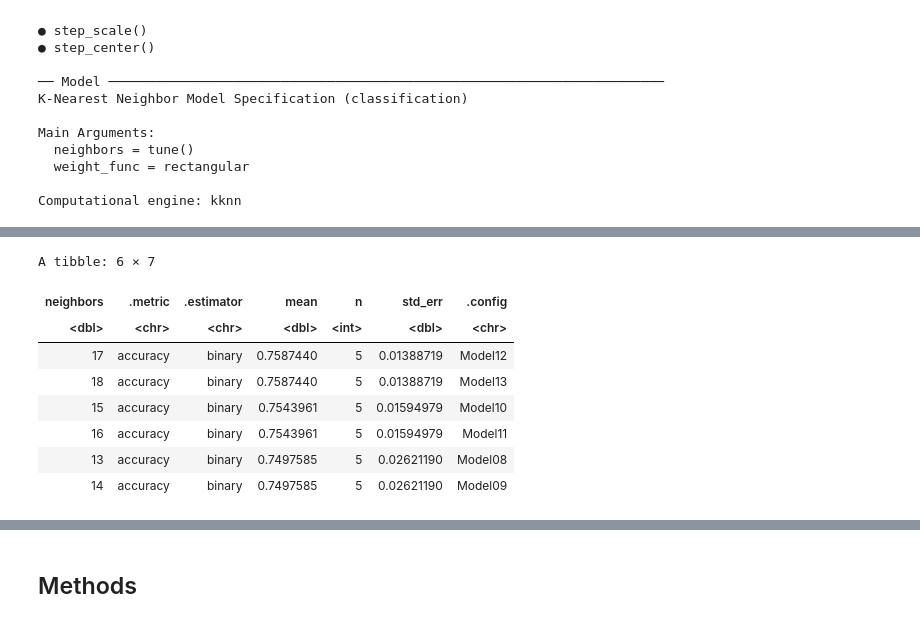
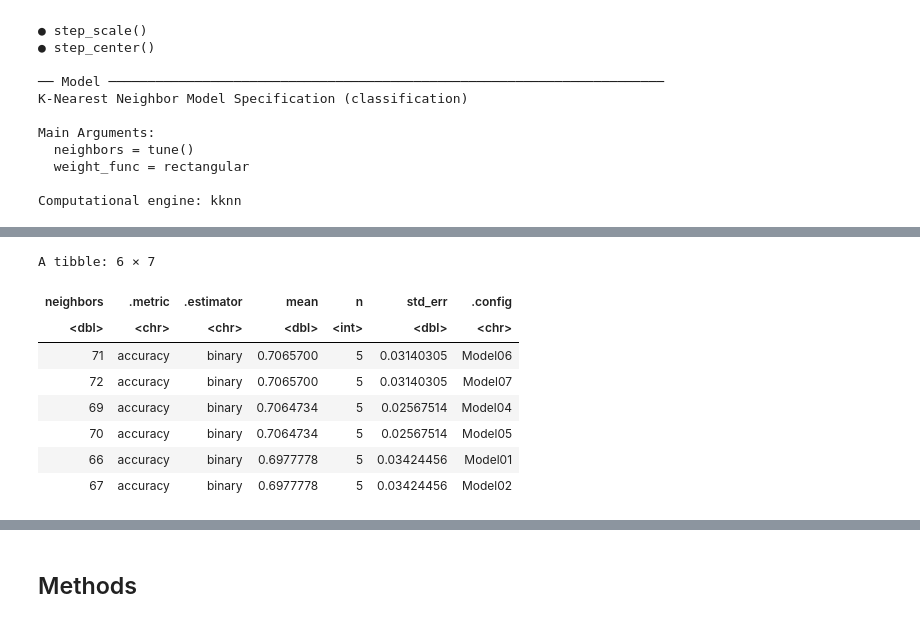
Before and after one commit to jamiema1/Predicting-Heart-Disease-with-KNN-Algorithm, a Jupyter notebook: final_report.ipynb, the cells around one changed output, grey strips where cells are left out. Saved outputs shown, nothing was run; the diff lists cells and outputs as text; code cells hidden in the pictures.

```diff
--- a/final_report.ipynb
+++ b/final_report.ipynb
@@ -301,12 +301,14 @@ Lastly, to determine the general range of optimal K values, we want to test a wi
 # %%
-gridvals <- tibble(neighbors = seq(from = 1, to = 80, by = 5))
+#creates a sequence of K values that will be tested
+gridvals <- tibble(neighbors = seq(from = 1, to = 180, by = 10))
 
-heart_results <- heart_workflow %>%
+#performs the 5 fold cross validation over the given sequence of K values and outputs the data in descending order of accuracy
+heart_results_range <- heart_workflow %>%
     tune_grid(resamples = heart_vfold, grid = gridvals) %>%
     collect_metrics() %>%
     filter(.metric == "accuracy") %>%
     arrange(desc(mean))
-head(heart_results)
+head(heart_results_range)
 # %% [output]
 A tibble: 6 × 7
 | neighbors | .metric | .estimator | mean | n | std_err | .config |
@@ -328,5 +334,6 @@ accuracy_plot
 # %%
-k_min_range <- heart_results %>%
+#outputs the highest accuracy K value
+k_min_range <- heart_results_range %>%
     filter(mean == max(mean)) %>%
     select(neighbors) %>%
     pull()
@@ -336,21 +345,23 @@ k_min_range
 # %%
-gridvals <- tibble(neighbors = seq(from = k_min_range - 10, to = k_min_range + 10, by = 1))
+#creates a sequence of K values that will be tested
+gridvals <- tibble(neighbors = seq(from = k_min_range - 5, to = k_min_range + 5, by = 1))
 
-heart_results_range <- heart_workflow %>%
+#performs the 5 fold cross validation over the given sequence of K values and outputs the data in descending order of accuracy
+heart_results <- heart_workflow %>%
     tune_grid(resamples = heart_vfold, grid = gridvals) %>%
     collect_metrics() %>%
     filter(.metric == "accuracy") %>%
     arrange(desc(mean))
-head(heart_results_range)
+head(heart_results)
 # %% [output]
 A tibble: 6 × 7
 | neighbors | .metric | .estimator | mean | n | std_err | .config |
 | <dbl> | <chr> | <chr> | <dbl> | <int> | <dbl> | <chr> |
-| 17 | accuracy | binary | 0.7587440 | 5 | 0.01388719 | Model12 |
-| 18 | accuracy | binary | 0.7587440 | 5 | 0.01388719 | Model13 |
-| 15 | accuracy | binary | 0.7543961 | 5 | 0.01594979 | Model10 |
-| 16 | accuracy | binary | 0.7543961 | 5 | 0.01594979 | Model11 |
-| 13 | accuracy | binary | 0.7497585 | 5 | 0.02621190 | Model08 |
-| 14 | accuracy | binary | 0.7497585 | 5 | 0.02621190 | Model09 |
+| 71 | accuracy | binary | 0.7065700 | 5 | 0.03140305 | Model06 |
+| 72 | accuracy | binary | 0.7065700 | 5 | 0.03140305 | Model07 |
+| 69 | accuracy | binary | 0.7064734 | 5 | 0.02567514 | Model04 |
+| 70 | accuracy | binary | 0.7064734 | 5 | 0.02567514 | Model05 |
+| 66 | accuracy | binary | 0.6977778 | 5 | 0.03424456 | Model01 |
+| 67 | accuracy | binary | 0.6977778 | 5 | 0.03424456 | Model02 |
 # %%
 options(repr.plot.width = 10, repr.plot.height = 8)
```
Also changed, not shown: parts of 17 cells of this notebook.
